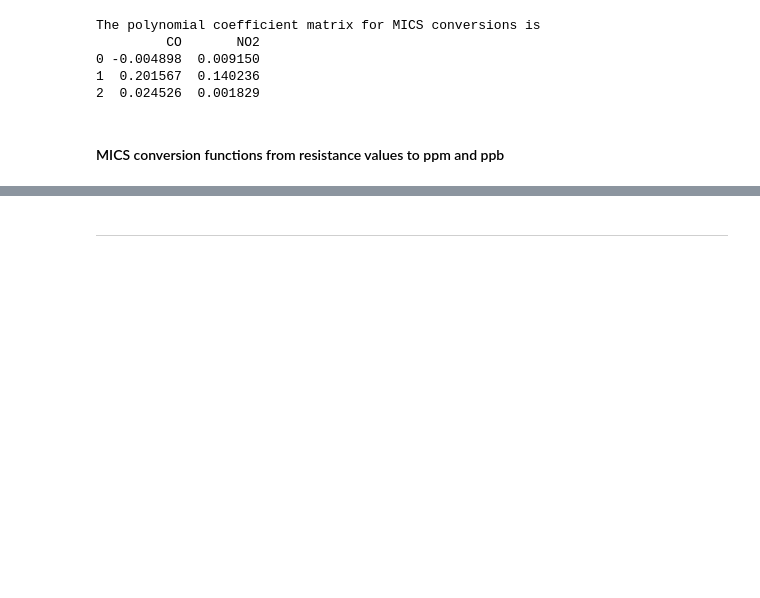
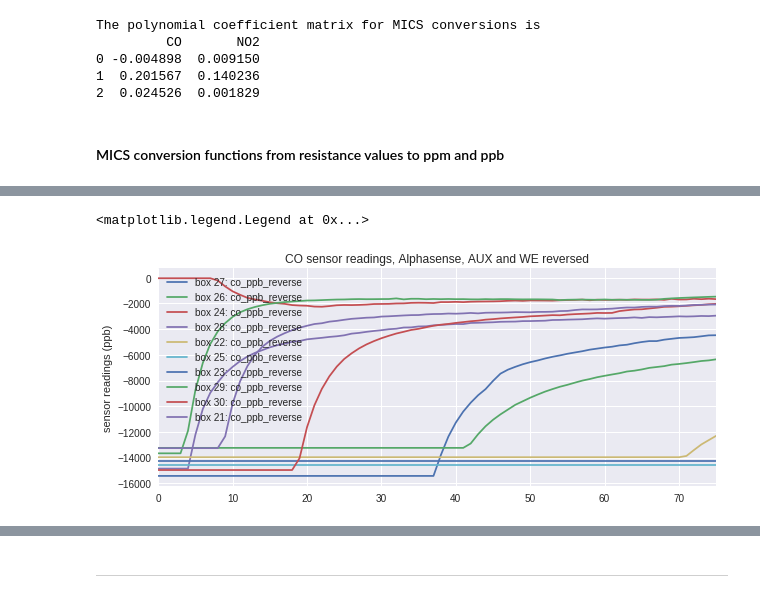
Before and after one commit to jsoikkeli/climathon2016, a Jupyter notebook: 0.3 torching/Analyse_0.3_torching_data.ipynb, the cells around one changed output, grey strips where cells are left out. Cells and saved outputs as stored; diff of their text form; code cells hidden in the pictures; blank space fills up the shorter version.

```diff
--- a/0.3 torching/Analyse_0.3_torching_data.ipynb
+++ b/0.3 torching/Analyse_0.3_torching_data.ipynb
@@ -266,0 +336,10 @@ def mics_no2_ppb(R=None,R0=None):
+# %%
+# CO converted to ppb, reversed
+graph_series(df,'co_ppb_reverse')
+
+plt.ylabel('sensor readings (ppb)')
+plt.title('CO sensor readings, Alphasense, AUX and WE reversed')
+plt.legend()
+# %% [output]
+<matplotlib.legend.Legend at 0x...>
+[figure, added]
```
Also changed, not shown: parts of 148 cells of this notebook.
